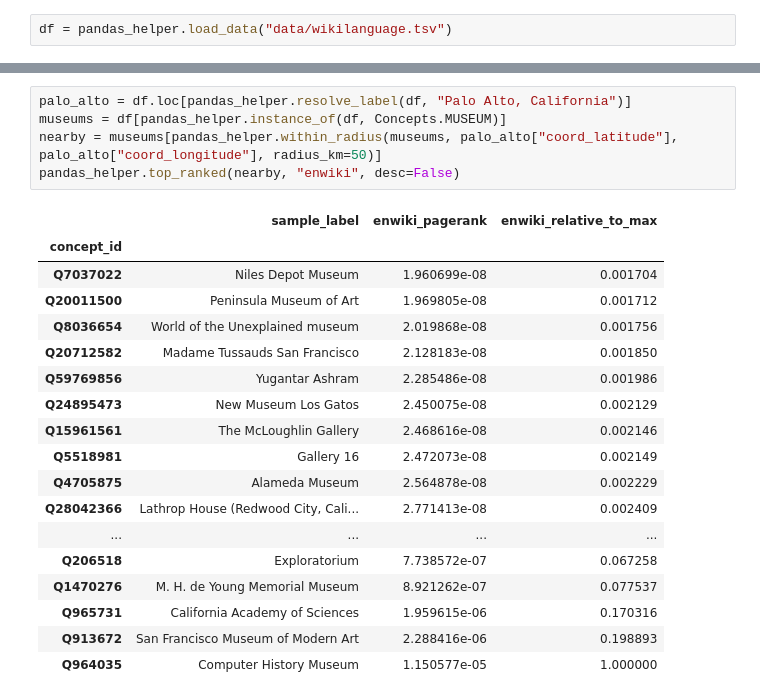
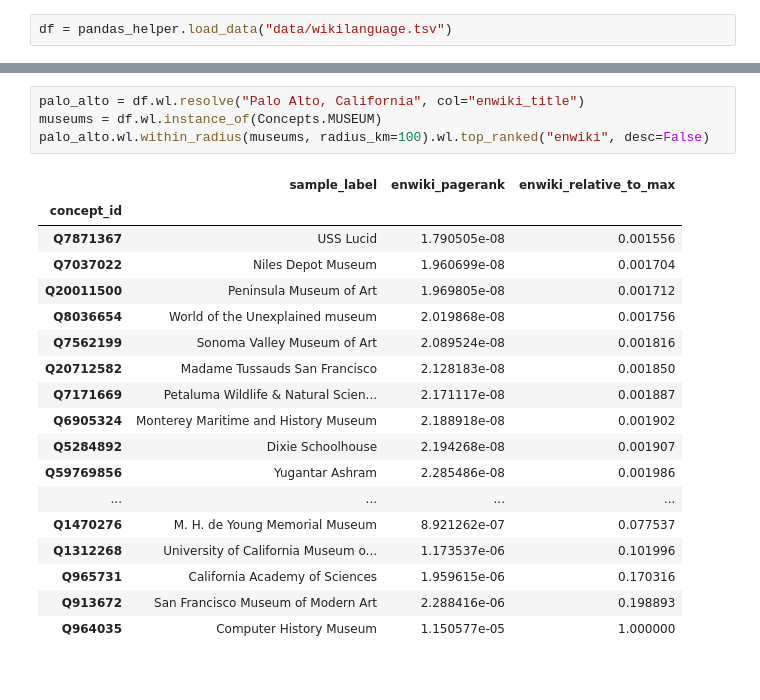
Before and after one commit to turtlesoupy/wikilanguage, a Jupyter notebook: Pandas.ipynb, the cells around one changed output, grey strips where cells are left out. Saved outputs shown, nothing was run; the diff lists cells and outputs as text.

```diff
--- a/Pandas.ipynb
+++ b/Pandas.ipynb
@@ -23,24 +52,23 @@ Index(['sample_label', 'coord_latitude', 'coord_longitude', 'coord_altitude',
 # %%
-palo_alto = df.loc[pandas_helper.resolve_label(df, "Palo Alto, California")]
-museums = df[pandas_helper.instance_of(df, Concepts.MUSEUM)]
-nearby = museums[pandas_helper.within_radius(museums, palo_alto["coord_latitude"], palo_alto["coord_longitude"], radius_km=50)]
-pandas_helper.top_ranked(nearby, "enwiki", desc=False)
+palo_alto = df.wl.resolve("Palo Alto, California", col="enwiki_title")
+museums = df.wl.instance_of(Concepts.MUSEUM)
+palo_alto.wl.within_radius(museums, radius_km=100).wl.top_ranked("enwiki", desc=False)
 # %% [output]
 |  | sample_label | enwiki_pagerank | enwiki_relative_to_max |
 | concept_id |  |  |  |
+| Q7871367 | USS Lucid | 1.790505e-08 | 0.001556 |
 | Q7037022 | Niles Depot Museum | 1.960699e-08 | 0.001704 |
 | Q20011500 | Peninsula Museum of Art | 1.969805e-08 | 0.001712 |
 | Q8036654 | World of the Unexplained museum | 2.019868e-08 | 0.001756 |
+| Q7562199 | Sonoma Valley Museum of Art | 2.089524e-08 | 0.001816 |
 | Q20712582 | Madame Tussauds San Francisco | 2.128183e-08 | 0.001850 |
+| Q7171669 | Petaluma Wildlife & Natural Scien... | 2.171117e-08 | 0.001887 |
+| Q6905324 | Monterey Maritime and History Museum | 2.188918e-08 | 0.001902 |
+| Q5284892 | Dixie Schoolhouse | 2.194268e-08 | 0.001907 |
 | Q59769856 | Yugantar Ashram | 2.285486e-08 | 0.001986 |
-| Q24895473 | New Museum Los Gatos | 2.450075e-08 | 0.002129 |
-| Q15961561 | The McLoughlin Gallery | 2.468616e-08 | 0.002146 |
-| Q5518981 | Gallery 16 | 2.472073e-08 | 0.002149 |
-| Q4705875 | Alameda Museum | 2.564878e-08 | 0.002229 |
-| Q28042366 | Lathrop House (Redwood City, Cali... | 2.771413e-08 | 0.002409 |
 | ... | ... | ... | ... |
-| Q206518 | Exploratorium | 7.738572e-07 | 0.067258 |
 | Q1470276 | M. H. de Young Memorial Museum | 8.921262e-07 | 0.077537 |
+| Q1312268 | University of California Museum o... | 1.173537e-06 | 0.101996 |
 | Q965731 | California Academy of Sciences | 1.959615e-06 | 0.170316 |
 | Q913672 | San Francisco Museum of Modern Art | 2.288416e-06 | 0.198893 |
 | Q964035 | Computer History Museum | 1.150577e-05 | 1.000000 |
```
Also changed, not shown: parts of 20 cells of this notebook, 1 other file.
